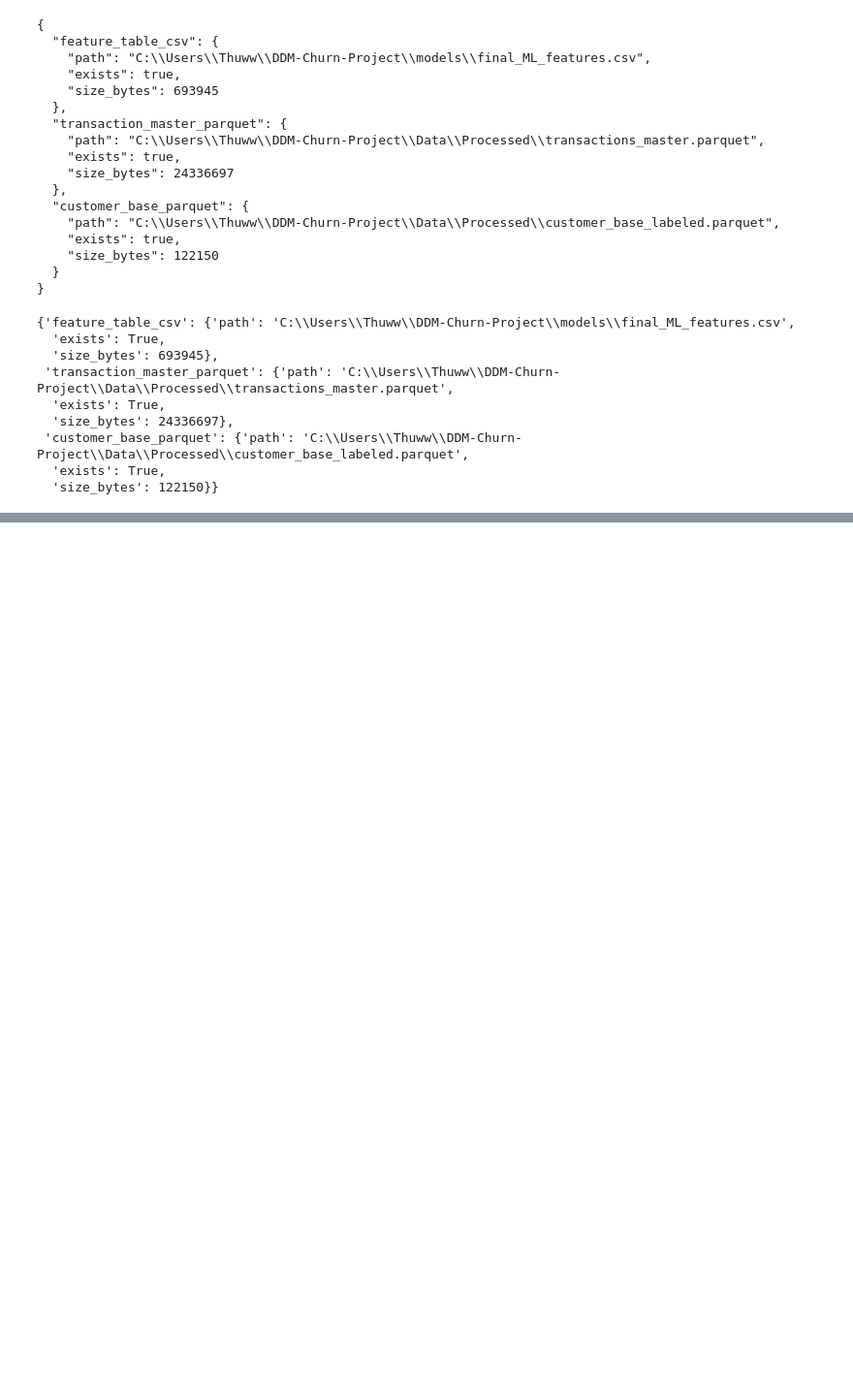
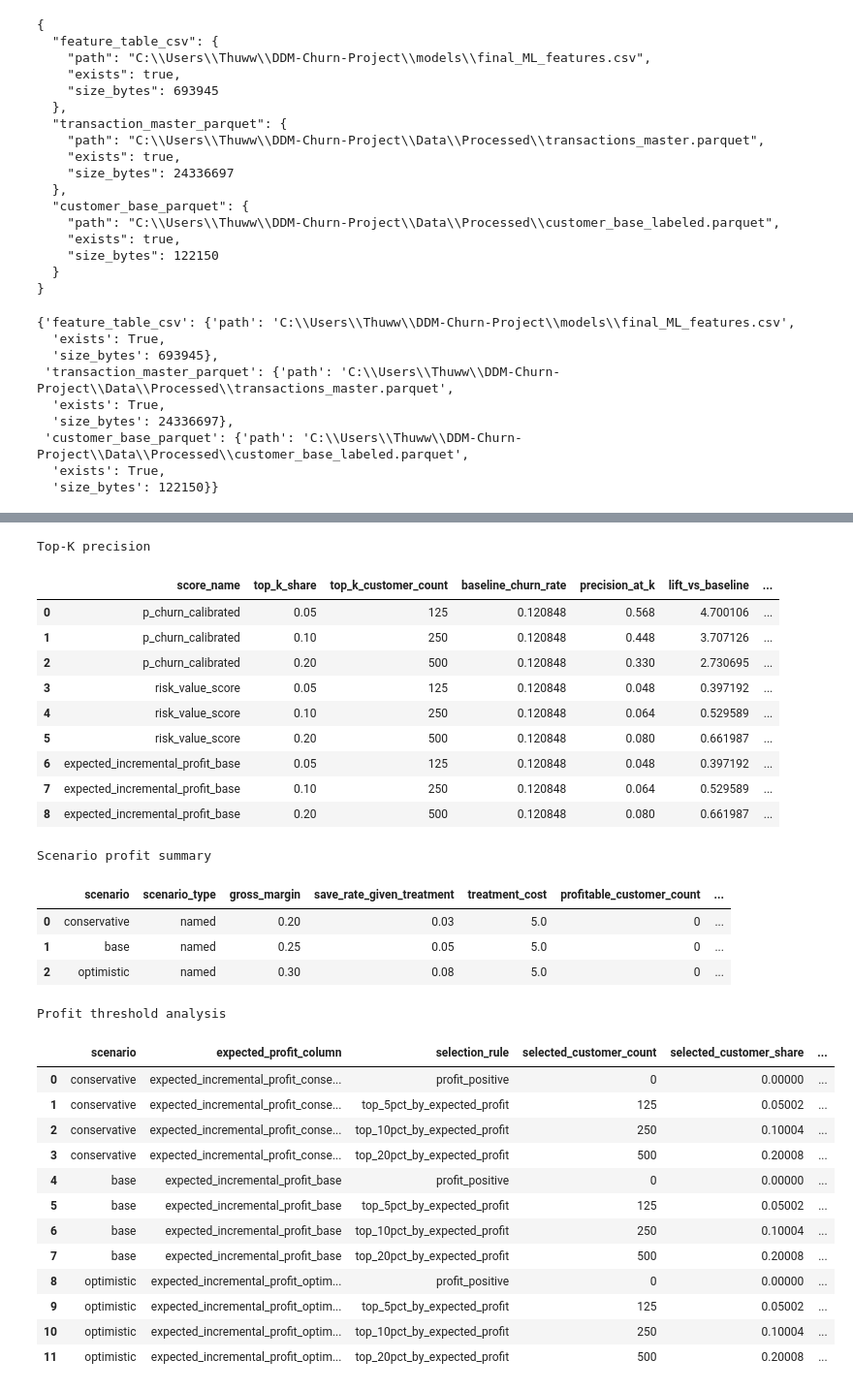
Before and after one commit to bich-le/DDM-Churn-Project, a Jupyter notebook: notebooks/05_Predictive_Modeling.ipynb, the cells around one changed output, grey strips where cells are left out. Shown at 97% size. Cells and saved outputs as stored; diff of their text form; code cells hidden in the pictures; blank space fills up the shorter version.

```diff
--- a/notebooks/05_Predictive_Modeling.ipynb
+++ b/notebooks/05_Predictive_Modeling.ipynb
@@ -167,0 +319,40 @@ Important interpretation:
+# %%
+print('Top-K precision')
+display(top_k_precision.head(20))
+
+print('Scenario profit summary')
+display(scenario_profit.head(20))
+
+print('Profit threshold analysis')
+display(profit_threshold.head(20))
+# %% [output]
+Top-K precision
+|  | score_name | top_k_share | top_k_customer_count | baseline_churn_rate | precision_at_k | lift_vs_baseline | ... |
+| 0 | p_churn_calibrated | 0.05 | 125 | 0.120848 | 0.568 | 4.700106 | ... |
+| 1 | p_churn_calibrated | 0.10 | 250 | 0.120848 | 0.448 | 3.707126 | ... |
+| 2 | p_churn_calibrated | 0.20 | 500 | 0.120848 | 0.330 | 2.730695 | ... |
+| 3 | risk_value_score | 0.05 | 125 | 0.120848 | 0.048 | 0.397192 | ... |
+| 4 | risk_value_score | 0.10 | 250 | 0.120848 | 0.064 | 0.529589 | ... |
+| 5 | risk_value_score | 0.20 | 500 | 0.120848 | 0.080 | 0.661987 | ... |
+| 6 | expected_incremental_profit_base | 0.05 | 125 | 0.120848 | 0.048 | 0.397192 | ... |
+| 7 | expected_incremental_profit_base | 0.10 | 250 | 0.120848 | 0.064 | 0.529589 | ... |
+| 8 | expected_incremental_profit_base | 0.20 | 500 | 0.120848 | 0.080 | 0.661987 | ... |
+Scenario profit summary
+|  | scenario | scenario_type | gross_margin | save_rate_given_treatment | treatment_cost | profitable_customer_count | ... |
+| 0 | conservative | named | 0.20 | 0.03 | 5.0 | 0 | ... |
+| 1 | base | named | 0.25 | 0.05 | 5.0 | 0 | ... |
+| 2 | optimistic | named | 0.30 | 0.08 | 5.0 | 0 | ... |
+Profit threshold analysis
+|  | scenario | expected_profit_column | selection_rule | selected_customer_count | selected_customer_share | ... |
+| 0 | conservative | expected_incremental_profit_conse... | profit_positive | 0 | 0.00000 | ... |
+| 1 | conservative | expected_incremental_profit_conse... | top_5pct_by_expected_profit | 125 | 0.05002 | ... |
+| 2 | conservative | expected_incremental_profit_conse... | top_10pct_by_expected_profit | 250 | 0.10004 | ... |
+| 3 | conservative | expected_incremental_profit_conse... | top_20pct_by_expected_profit | 500 | 0.20008 | ... |
+| 4 | base | expected_incremental_profit_base | profit_positive | 0 | 0.00000 | ... |
+| 5 | base | expected_incremental_profit_base | top_5pct_by_expected_profit | 125 | 0.05002 | ... |
+| 6 | base | expected_incremental_profit_base | top_10pct_by_expected_profit | 250 | 0.10004 | ... |
+| 7 | base | expected_incremental_profit_base | top_20pct_by_expected_profit | 500 | 0.20008 | ... |
+| 8 | optimistic | expected_incremental_profit_optim... | profit_positive | 0 | 0.00000 | ... |
+| 9 | optimistic | expected_incremental_profit_optim... | top_5pct_by_expected_profit | 125 | 0.05002 | ... |
+| 10 | optimistic | expected_incremental_profit_optim... | top_10pct_by_expected_profit | 250 | 0.10004 | ... |
+| 11 | optimistic | expected_incremental_profit_optim... | top_20pct_by_expected_profit | 500 | 0.20008 | ... |
```
Also changed, not shown: parts of 31 cells of this notebook, 26 other files.
